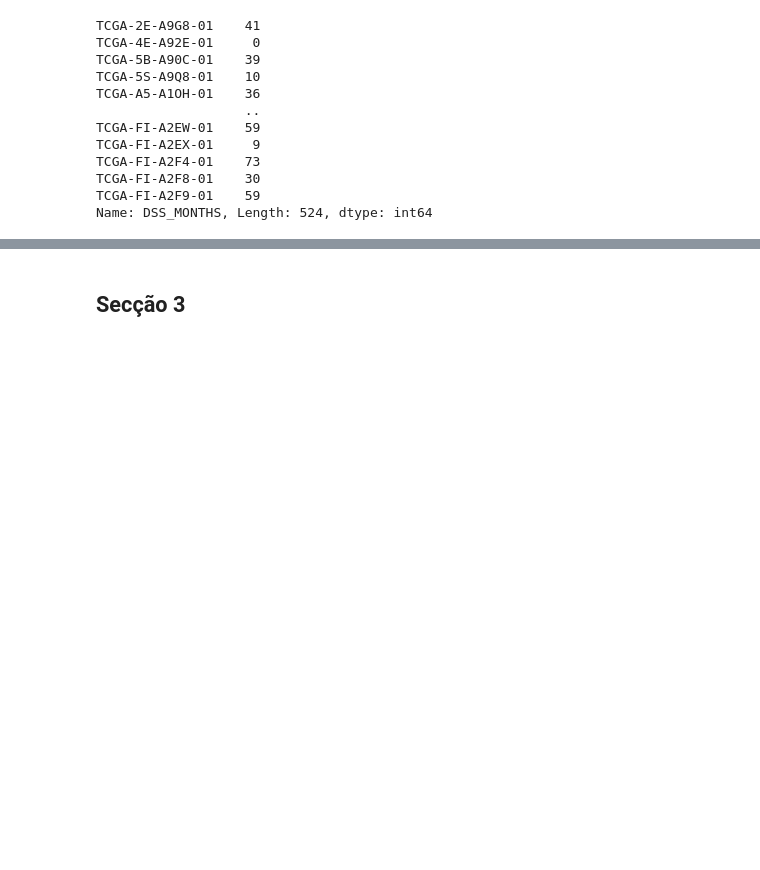
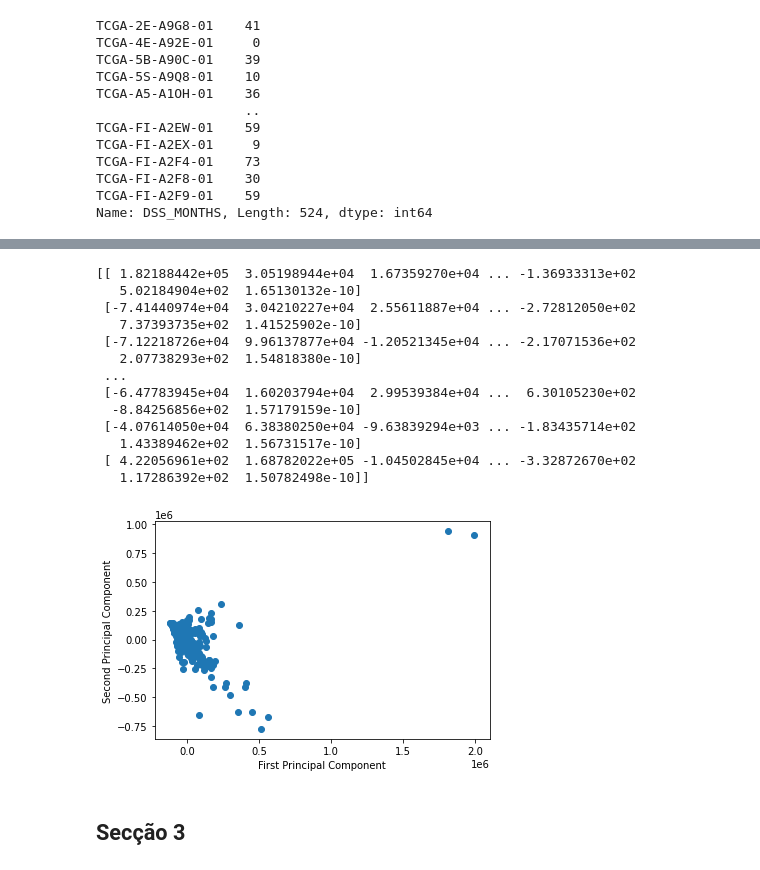
Before and after one commit to anacar28/Bio_inf_trabalho, a Jupyter notebook: dataset4.ipynb, the cells around one changed output, grey strips where cells are left out. Cells and saved outputs as stored; diff of their text form; code cells hidden in the pictures; blank space fills up the shorter version.

```diff
--- a/dataset4.ipynb
+++ b/dataset4.ipynb
@@ -385,3 +382,42 @@ TypeError: ignored
+# %%
+#import pandas as pd
+from sklearn.decomposition import PCA
+
+# Load the dataframe from a CSV file
+
+
+# Perform PCA
+pca = PCA(n_components=524)
+pca.fit(data_nova)
+
+# Transform dataframe
+df_transformed = pca.transform(data_nova)
+
+# Print the transformed dataframe
+print(df_transformed)
+
+import matplotlib.pyplot as plt
+
+# Scatter plot of the first two principal components
+plt.scatter(df_transformed[:, 0], df_transformed[:, 1])
+plt.xlabel('First Principal Component')
+plt.ylabel('Second Principal Component')
+plt.show()
+# %% [output]
+[[ 1.82188442e+05  3.05198944e+04  1.67359270e+04 ... -1.36933313e+02
+   5.02184904e+02  1.65130132e-10]
+ [-7.41440974e+04  3.04210227e+04  2.55611887e+04 ... -2.72812050e+02
+   7.37393735e+02  1.41525902e-10]
+ [-7.12218726e+04  9.96137877e+04 -1.20521345e+04 ... -2.17071536e+02
+   2.07738293e+02  1.54818380e-10]
+ ...
+ [-6.47783945e+04  1.60203794e+04  2.99539384e+04 ...  6.30105230e+02
+  -8.84256856e+02  1.57179159e-10]
+ [-4.07614050e+04  6.38380250e+04 -9.63839294e+03 ... -1.83435714e+02
+   1.43389462e+02  1.56731517e-10]
+ [ 4.22056961e+02  1.68782022e+05 -1.04502845e+04 ... -3.32872670e+02
+   1.17286392e+02  1.50782498e-10]]
+[figure, added]
 # %% [markdown]
 ## Secção 3
 # %% [markdown]
```
Also changed, not shown: parts of 13 cells of this notebook.
